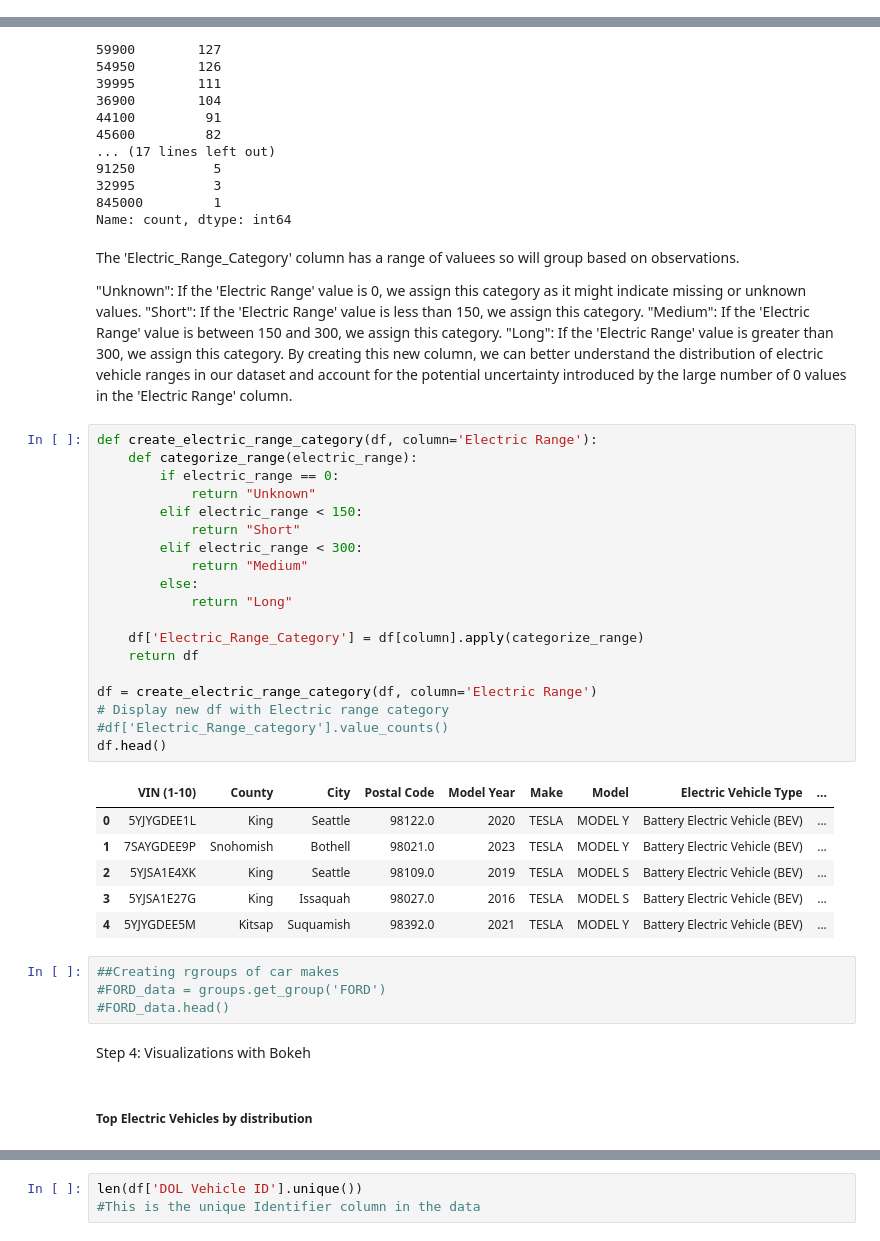
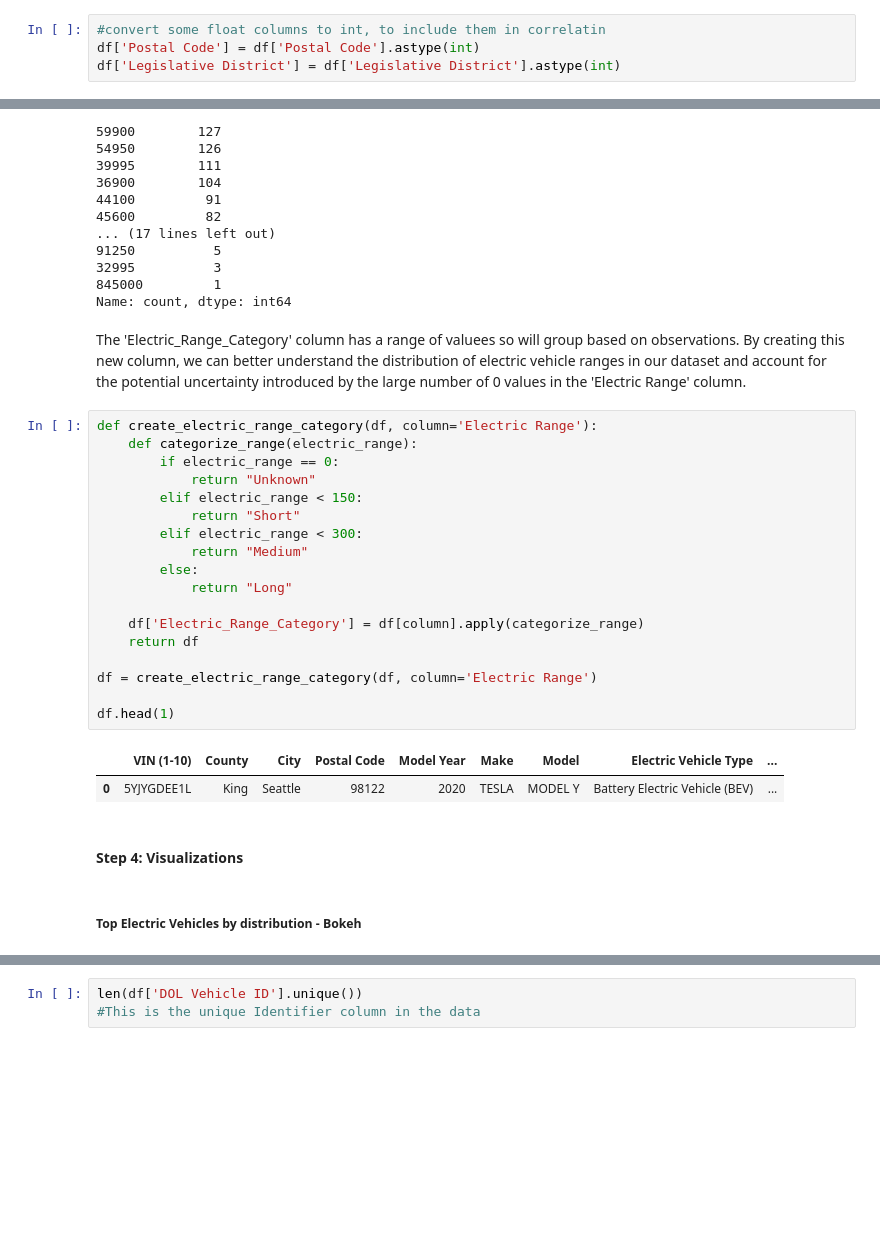
Before and after one commit to moyinajayi/ElectronicVehicleAnalysis, a Jupyter notebook: EV_Analysis.ipynb, the cells around one changed output, grey strips where cells are left out. Cells and saved outputs as stored; diff of their text form; blank space fills up the shorter version.

```diff
--- a/EV_Analysis.ipynb
+++ b/EV_Analysis.ipynb
@@ -196,6 +196,10 @@ Data columns (total 17 columns):
  16  Location                                           177473 non-null  object
 dtypes: float64(3), int64(4), object(10)
 memory usage: 24.4+ MB
+# %%
+#convert some float columns to int, to include them in correlatin
+df['Postal Code'] = df['Postal Code'].astype(int)
+df['Legislative District'] = df['Legislative District'].astype(int)
 # %%
 cols_to_check = ['Electric Vehicle Type', 'Clean Alternative Fuel Vehicle (CAFV) Eligibility']
 
@@ -236,46 +240,32 @@ Base MSRP
 Name: count, dtype: int64
 # %% [markdown]
 The 'Electric_Range_Category' column has a range of valuees so will group based on observations.
-
-"Unknown": If the 'Electric Range' value is 0, we assign this category as it might indicate missing or unknown values.
-"Short": If the 'Electric Range' value is less than 150, we assign this category.
-"Medium": If the 'Electric Range' value is between 150 and 300, we assign this category.
-"Long": If the 'Electric Range' value is greater than 300, we assign this category.
 By creating this new column, we can better understand the distribution of electric vehicle ranges in our dataset and account for the potential uncertainty introduced by the large number of 0 values in the 'Electric Range' column.
 # %%
 def create_electric_range_category(df, column='Electric Range'):
     def categorize_range(electric_range):
         if electric_range == 0:
             return "Unknown"
         elif electric_range < 150:
             return "Short"
         elif electric_range < 300:
             return "Medium"
         else:
             return "Long"
 
     df['Electric_Range_Category'] = df[column].apply(categorize_range)
     return df
 
 df = create_electric_range_category(df, column='Electric Range')
-# Display new df with Electric range category
-#df['Electric_Range_category'].value_counts()
-df.head()
+
+df.head(1)
 # %% [output]
 |  | VIN (1-10) | County | City | Postal Code | Model Year | Make | Model | Electric Vehicle Type | ... |
-| 0 | 5YJYGDEE1L | King | Seattle | 98122.0 | 2020 | TESLA | MODEL Y | Battery Electric Vehicle (BEV) | ... |
-| 1 | 7SAYGDEE9P | Snohomish | Bothell | 98021.0 | 2023 | TESLA | MODEL Y | Battery Electric Vehicle (BEV) | ... |
-| 2 | 5YJSA1E4XK | King | Seattle | 98109.0 | 2019 | TESLA | MODEL S | Battery Electric Vehicle (BEV) | ... |
-| 3 | 5YJSA1E27G | King | Issaquah | 98027.0 | 2016 | TESLA | MODEL S | Battery Electric Vehicle (BEV) | ... |
-| 4 | 5YJYGDEE5M | Kitsap | Suquamish | 98392.0 | 2021 | TESLA | MODEL Y | Battery Electric Vehicle (BEV) | ... |
+| 0 | 5YJYGDEE1L | King | Seattle | 98122 | 2020 | TESLA | MODEL Y | Battery Electric Vehicle (BEV) | ... |
-# %%
-##Creating rgroups of car makes
-#FORD_data = groups.get_group('FORD')
-#FORD_data.head()
-# %% [markdown]
-Step 4: Visualizations with Bokeh
+# %% [markdown]
+#### Step 4: Visualizations
 # %% [markdown]
-##### Top Electric Vehicles by distribution
+##### Top Electric Vehicles by distribution - Bokeh
 # %%
 #Import Bokeh libraries
 from bokeh.transform import factor_cmap
```
Also changed, not shown: parts of 13 cells of this notebook.
